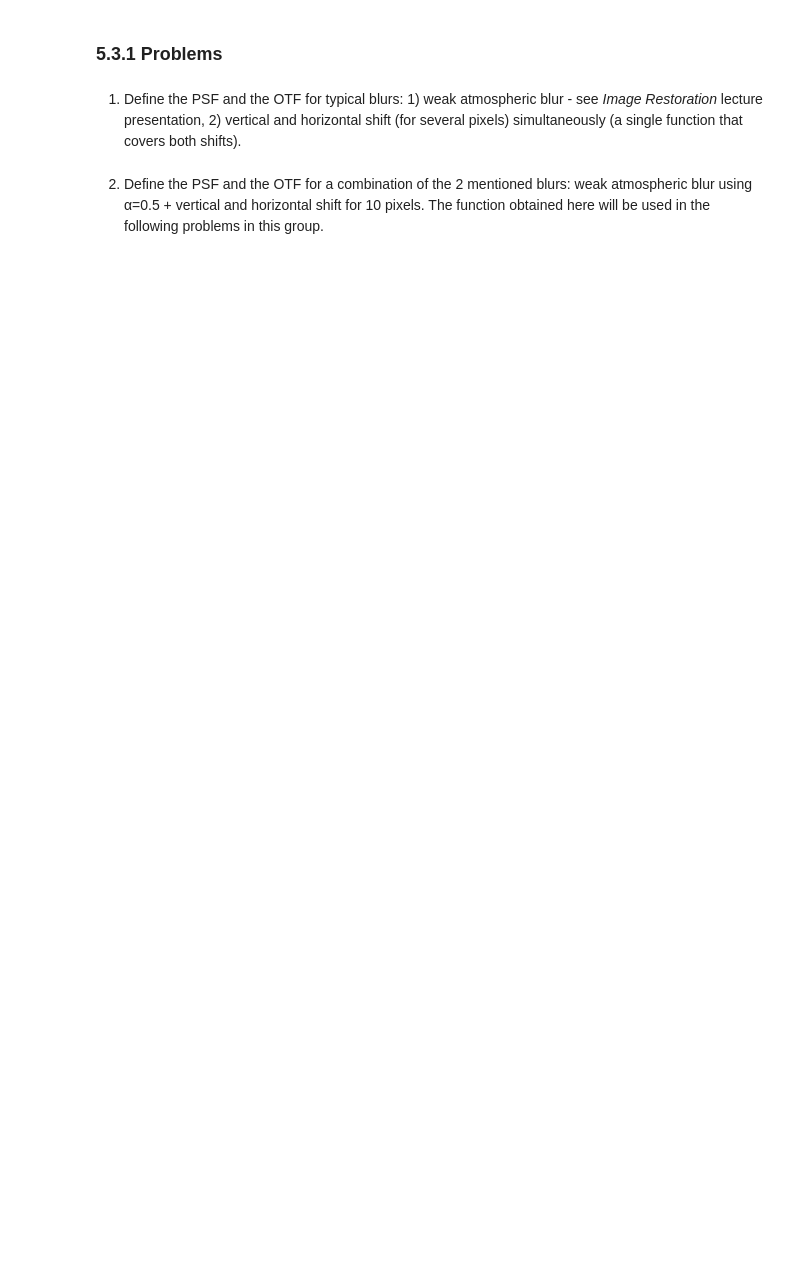
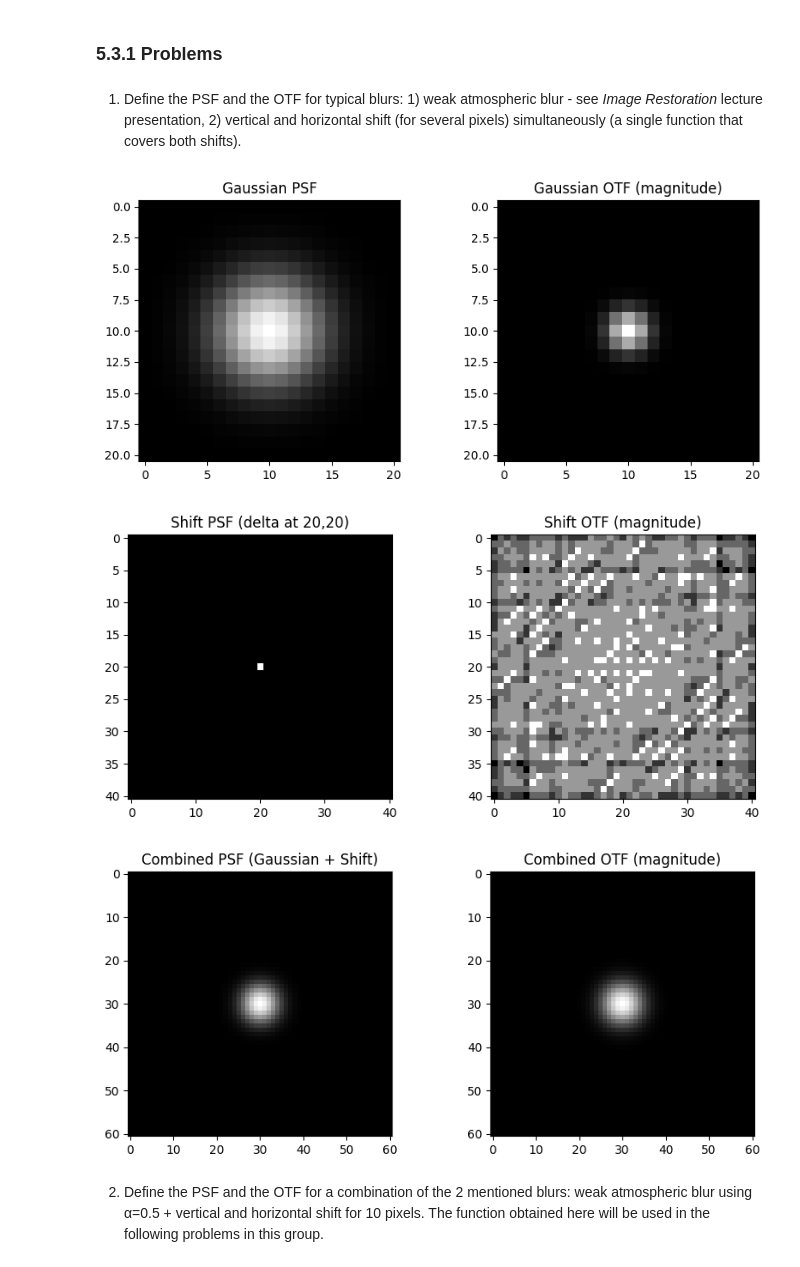
Before and after one commit to doms911/Digital-Image-Processing-and-Analysis, a Jupyter notebook: DIPA_Laboratory_Exercise_3.ipynb, the cells around one changed output. Drawn from its saved outputs; the diff is of its cells as text; code cells hidden in the pictures; blank space fills up the shorter version.

```diff
--- a/DIPA_Laboratory_Exercise_3.ipynb
+++ b/DIPA_Laboratory_Exercise_3.ipynb
@@ -253,3 +263,66 @@ shift (for several pixels) simultaneously (a single function that covers both sh
+# %%
+# Write-in your solution
+import numpy as np
+import cv2
+from scipy.fft import fft2, fftshift
+from scipy.signal import convolve2d
+import matplotlib.pyplot as plt
+
+# Weak Atmospheric Blur (Gaussian PSF)
+ksize = 21  # kernel size
+sigma = 3   # standard deviation (blur strength)
+
+# 1D Gaussian kernel
+h1d = cv2.getGaussianKernel(ksize=ksize, sigma=sigma)
+
+# 2D Gaussian PSF
+h_psf = np.outer(h1d, h1d)
+
+# OTF: Fourier transform of PSF
+H_otf = fft2(h_psf)
+
+# Show PSF and OTF magnitude
+plt.figure(figsize=(10, 4))
+plt.subplot(1, 2, 1)
+plt.imshow(h_psf, cmap='gray')
+plt.title('Gaussian PSF')
+plt.subplot(1, 2, 2)
+plt.imshow(np.abs(fftshift(H_otf)), cmap='gray')
+plt.title('Gaussian OTF (magnitude)')
+plt.show()
+
+# Vertical and Horizontal Shift (20 pixels)
+shift_amount = 20
+psf_shift = np.zeros((2*shift_amount+1, 2*shift_amount+1))
+psf_shift[shift_amount, shift_amount] = 1  # delta shifted to (20, 20)
+
+H_shift = fft2(psf_shift)
+
+plt.figure(figsize=(10, 4))
+plt.subplot(1, 2, 1)
+plt.imshow(psf_shift, cmap='gray')
+plt.title('Shift PSF (delta at 20,20)')
+plt.subplot(1, 2, 2)
+plt.imshow(np.abs(fftshift(H_shift)), cmap='gray')
+plt.title('Shift OTF (magnitude)')
+plt.show()
+
+# Combined Blur and Shift
+psf_combined = convolve2d(h_psf, psf_shift, mode='full')
+H_combined = fft2(psf_combined)
+
+plt.figure(figsize=(10, 4))
+plt.subplot(1, 2, 1)
+plt.imshow(psf_combined, cmap='gray')
+plt.title('Combined PSF (Gaussian + Shift)')
+plt.subplot(1, 2, 2)
+plt.imshow(np.abs(fftshift(H_combined)), cmap='gray')
+plt.title('Combined OTF (magnitude)')
+plt.show()
+# %% [output]
+[figure, added]
+[figure, added]
+[figure, added]
 # %% [markdown]
 2. Define the PSF and the OTF for a combination of the 2 mentioned blurs: weak atmospheric blur using α=0.5 +
 vertical and horizontal shift for 10 pixels. The function obtained here will be used in the following
```
Also changed, not shown: parts of 7 cells of this notebook.
